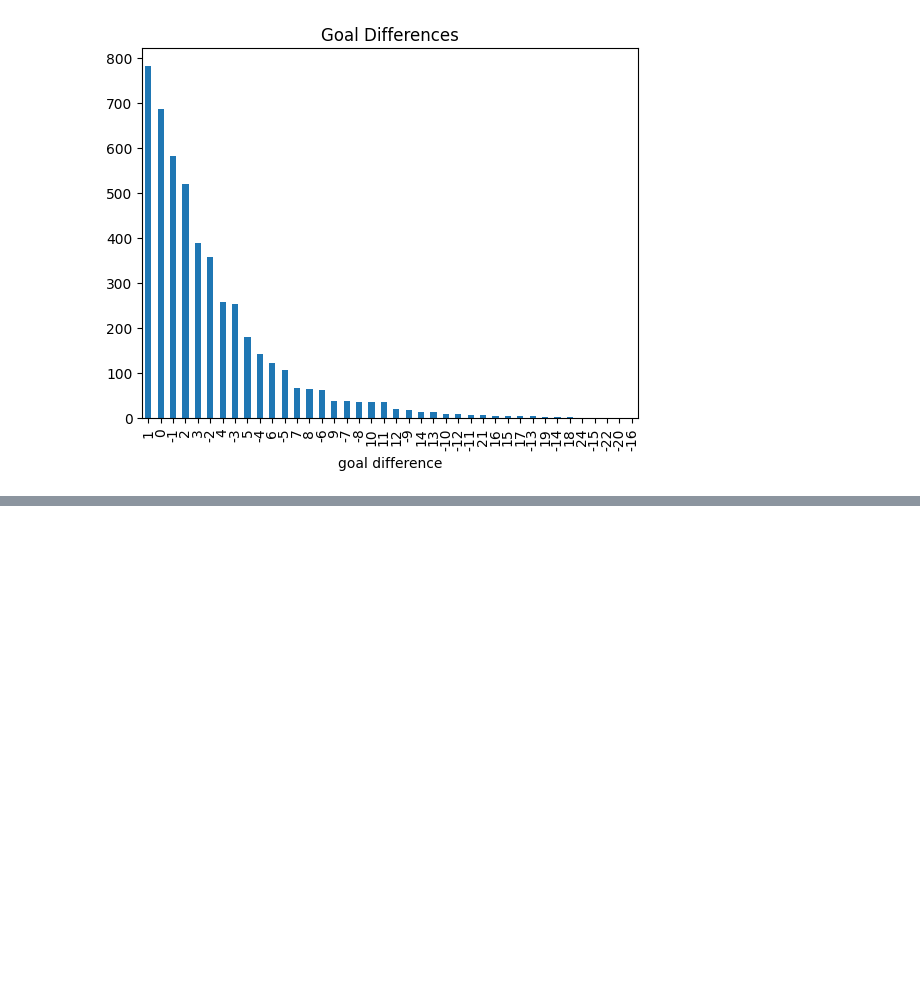
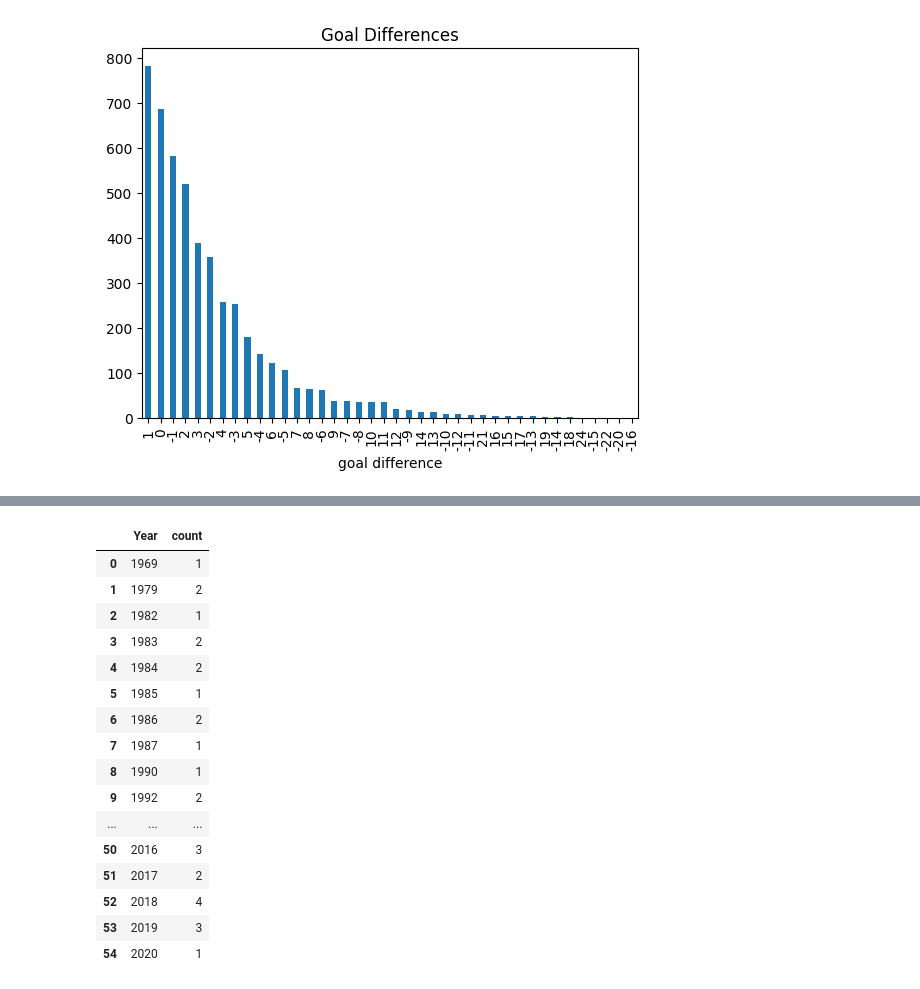
Before and after one commit to bclarke-eng/jupyter-notebook, a Jupyter notebook: 2023 FIFA Women's World Cup Predictor.ipynb, the cells around one changed output, grey strips where cells are left out. Saved outputs shown, nothing was run; the diff lists cells and outputs as text; code cells hidden in the pictures; blank space fills up the shorter version.

```diff
--- a/2023 FIFA Women's World Cup Predictor.ipynb
+++ b/2023 FIFA Women's World Cup Predictor.ipynb
@@ -143,0 +381,9 @@ game_data['goal difference'].value_counts().plot.bar(title='Goal Differences')
+# %%
+# Yearly Home Win Report
+
+# Pull out the year from the match date and create a new column
+england_games['year']=england_games['date'].dt.year
+data_england_home['year']=data_england_home['date'].dt.year
+data_england_away['year']=data_england_away['date'].dt.year
+
+england_games.head()
@@ -143,0 +408,37 @@ game_data['goal difference'].value_counts().plot.bar(title='Goal Differences')
+# %%
+# Pull out the data purely about home and away wins
+
+home_results_year = data_england_home[data_england_home['home result'] == 'Win']['year']
+home_results_year_new = home_results_year.value_counts().reset_index().rename(columns={'index':'year','year':'Year', 'Home or Away': 'Home or Away'})
+away_results_year = data_england_away[data_england_away['home result'] == 'Loss']['year']
+away_results_year_new = away_results_year.value_counts().reset_index().rename(columns={'index':'year','year':'Year'})
+
+home_results_year_new=home_results_year_new.sort_values('Year').reset_index(drop=True)
+away_results_year_new=away_results_year_new.sort_values('Year').reset_index(drop=True)
+
+# Put this win data into a new dataframe
+win_data = [home_results_year_new, away_results_year_new]
+wins = pd.concat(win_data)
+wins.sort_values("Year")
+wins = wins.reset_index(drop=True)
+
+# Show this new data table
+wins
+# %% [output]
+|  | Year | count |
+| 0 | 1969 | 1 |
+| 1 | 1979 | 2 |
+| 2 | 1982 | 1 |
+| 3 | 1983 | 2 |
+| 4 | 1984 | 2 |
+| 5 | 1985 | 1 |
+| 6 | 1986 | 2 |
+| 7 | 1987 | 1 |
+| 8 | 1990 | 1 |
+| 9 | 1992 | 2 |
+| ... | ... | ... |
+| 50 | 2016 | 3 |
+| 51 | 2017 | 2 |
+| 52 | 2018 | 4 |
+| 53 | 2019 | 3 |
+| 54 | 2020 | 1 |
```
Also changed, not shown: parts of 28 cells of this notebook.
